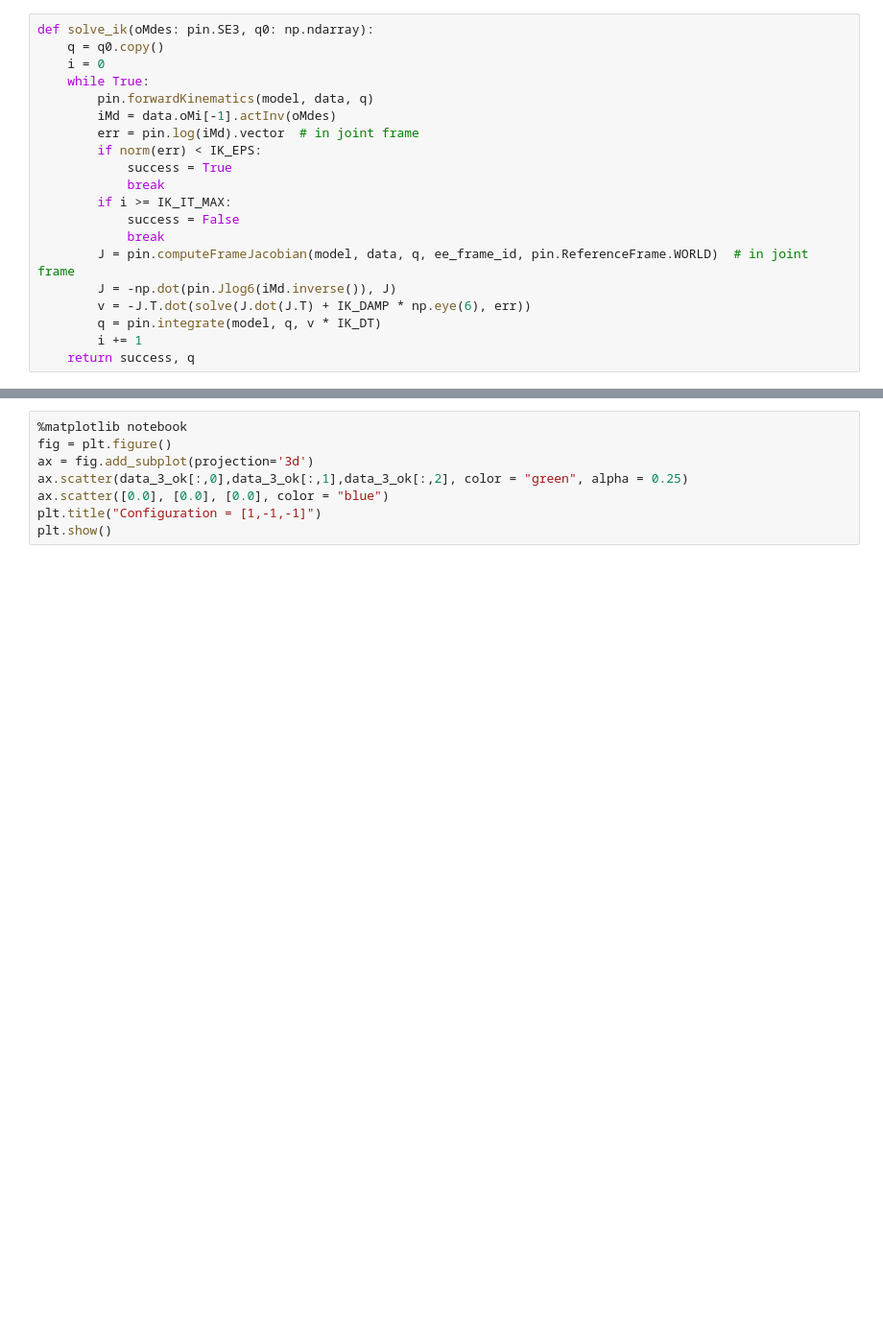
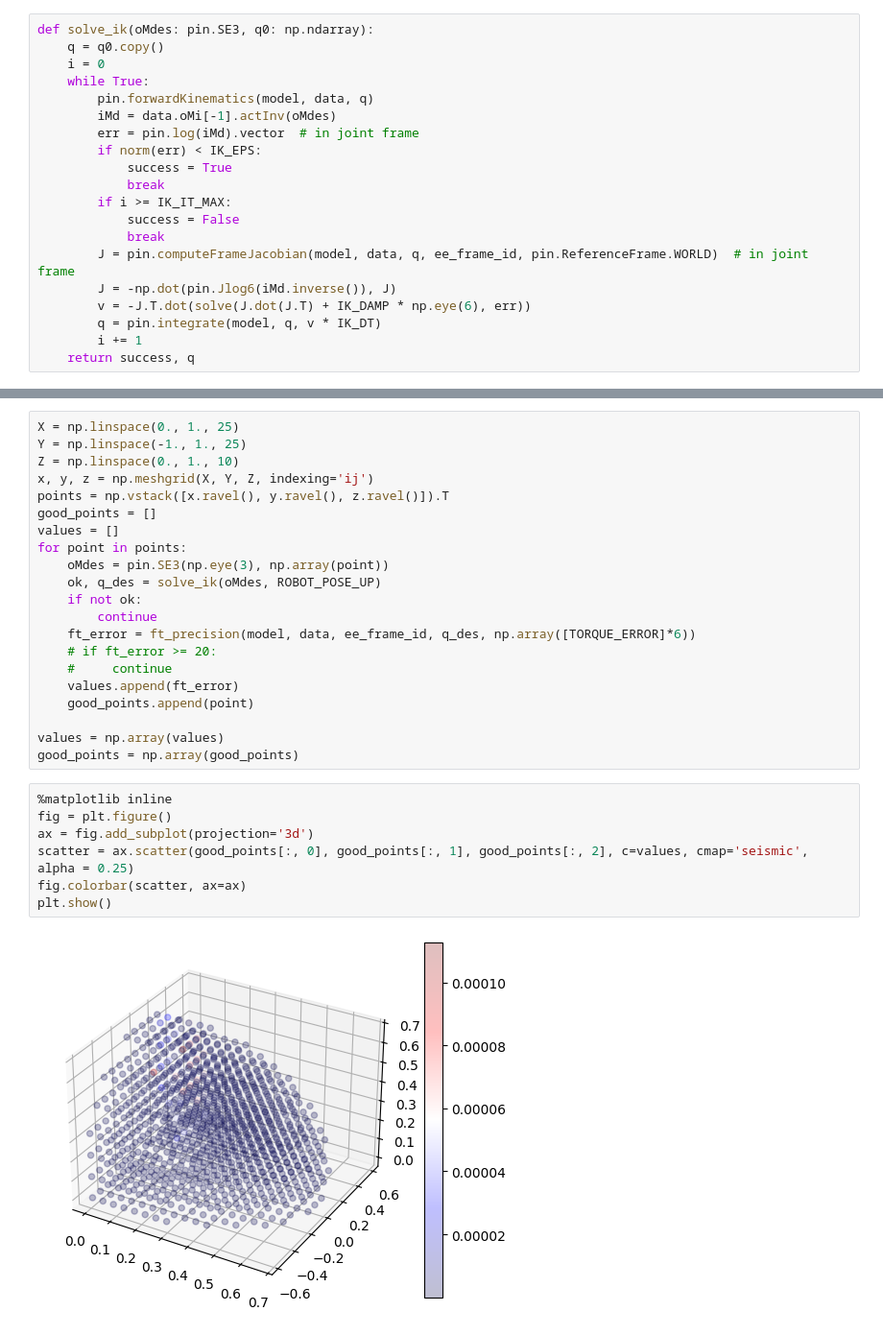
Before and after one commit to composable-learning-manipulation/robot_force_precision_calc, a Jupyter notebook: z1_calculate_ft_precision.ipynb, the cells around one changed output, grey strips where cells are left out. Shown at 96% size. Drawn from its saved outputs; the diff is of its cells as text; blank space fills up the shorter version.

```diff
--- a/z1_calculate_ft_precision.ipynb
+++ b/z1_calculate_ft_precision.ipynb
@@ -130,8 +202,30 @@ NameError: name 'plt' is not defined
+# %%
+X = np.linspace(0., 1., 25)
+Y = np.linspace(-1., 1., 25)
+Z = np.linspace(0., 1., 10)
+x, y, z = np.meshgrid(X, Y, Z, indexing='ij')
+points = np.vstack([x.ravel(), y.ravel(), z.ravel()]).T
+good_points = []
+values = []
+for point in points:
+    oMdes = pin.SE3(np.eye(3), np.array(point))
+    ok, q_des = solve_ik(oMdes, ROBOT_POSE_UP)
+    if not ok:
+        continue
+    ft_error = ft_precision(model, data, ee_frame_id, q_des, np.array([TORQUE_ERROR]*6))
+    # if ft_error >= 20:
+    #     continue
+    values.append(ft_error)
+    good_points.append(point)
+
+values = np.array(values)
+good_points = np.array(good_points)
 # %%
-%matplotlib notebook
+%matplotlib inline
 fig = plt.figure()
 ax = fig.add_subplot(projection='3d')
-ax.scatter(data_3_ok[:,0],data_3_ok[:,1],data_3_ok[:,2], color = "green", alpha = 0.25)
-ax.scatter([0.0], [0.0], [0.0], color = "blue")
-plt.title("Configuration = [1,-1,-1]")
+scatter = ax.scatter(good_points[:, 0], good_points[:, 1], good_points[:, 2], c=values, cmap='seismic', alpha = 0.25)
+fig.colorbar(scatter, ax=ax)
 plt.show()
+# %% [output]
+[figure, added]
```
Also changed, not shown: parts of 13 cells of this notebook, 2 other files.
